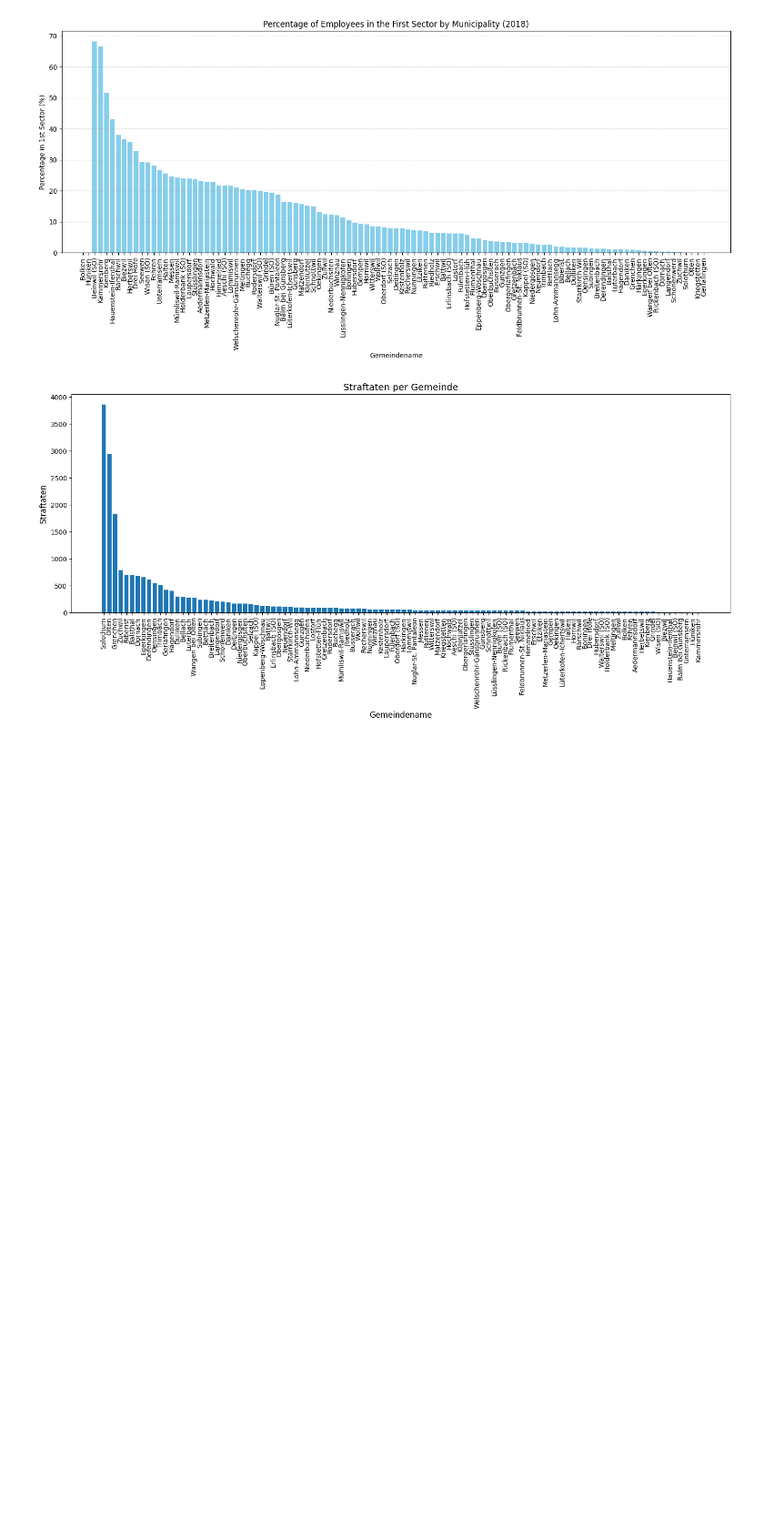
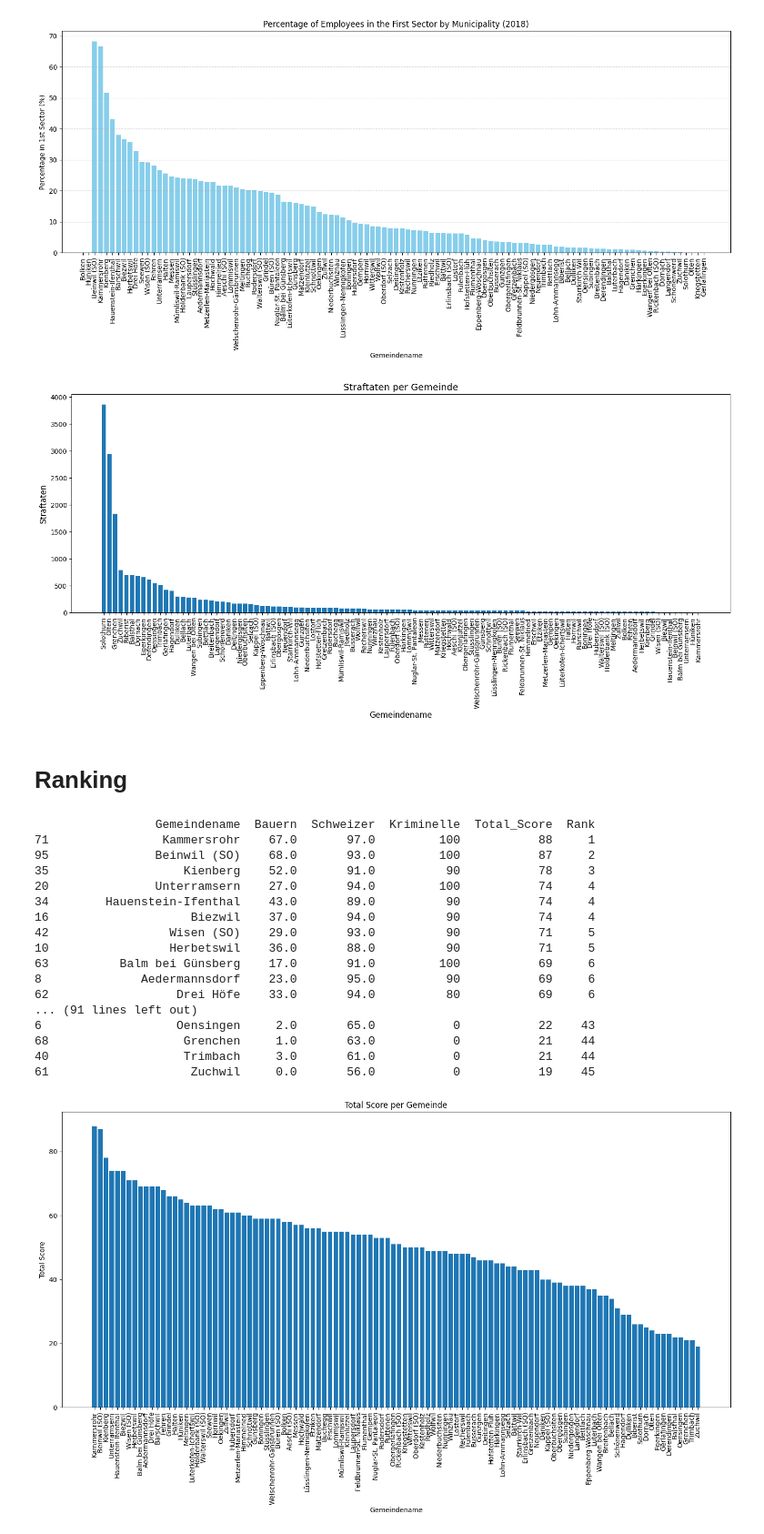
Before and after one commit to benajakuhn/dawrAssignment1, a Jupyter notebook: Assignment1.ipynb, the cells around one changed output. Shown at 91% size. Drawn from its saved outputs; the diff is of its cells as text; code cells hidden in the pictures; blank space fills up the shorter version.

Commit message:
Created Ranking based on three criterias

```diff
--- a/Assignment1.ipynb
+++ b/Assignment1.ipynb
@@ -241,5 +232,84 @@ plt.xticks(rotation=90)  # Rotate x-axis labels for better readability
 plt.show()
 # %% [output]
 [figure]
+# %% [markdown]
+# Ranking
+# %%
+df_ranking = df_merged[['Gemeindename']].copy()
+df_ranking = df_ranking.sort_values(by="Gemeindename", ascending=True)
+
+
+crime_col = "Straftaten"
+
+# Create Ranking for the first criteria - Amount of Farmers
+df_ranking["Bauern"] = df_merged["percentage_first_sector"]
+df_ranking["Bauern"] = df_ranking["Bauern"].replace([np.inf, -np.inf], 0)
+df_ranking["Bauern"] = np.round(df_ranking["Bauern"])
+
+# Create Ranking for the second criteria - Amount of Swiss People
+df_ranking["Schweizer"] = 100 - df_merged["Ausländer in %_2019"]
+df_ranking["Schweizer"] = np.round(df_ranking["Schweizer"])
+
+# Create Ranking for the third criteria - Amount of Criminals
+df_ranking["Kriminelle"] = pd.to_numeric(df_merged["Straftaten"], errors="coerce")
+# Apply categorization based on my rule
+df_ranking["Kriminelle"] = np.select(
+    [
+        df_ranking["Kriminelle"] < 10,
+        df_ranking["Kriminelle"] < 20,
+        df_ranking["Kriminelle"] < 30,
+        df_ranking["Kriminelle"] < 40,
+        df_ranking["Kriminelle"] < 50,
+        df_ranking["Kriminelle"] < 100,
+        df_ranking["Kriminelle"] < 200,
+        df_ranking["Kriminelle"] < 300,
+        df_ranking["Kriminelle"] < 400,
+        df_ranking["Kriminelle"] < 500
+    ],
+    [100, 90, 80, 70, 60, 50, 40, 30, 20, 10],
+    default=0  # More than 500 gets 0 points
+)
+
+# Give the Total_Score
+score_columns = ["Bauern", "Schweizer", "Kriminelle"]
+
+df_ranking["Total_Score"] = df_ranking[score_columns].sum(axis=1)/len(score_columns)
+df_ranking["Total_Score"] = np.round(df_ranking["Total_Score"])
+df_ranking["Total_Score"] = df_ranking["Total_Score"].astype(int)
+
+# Give Rank according to the score
+df_ranking["Rank"] = df_ranking["Total_Score"].rank(method="dense", ascending=False).astype(int)
+
+
+df_ranking = df_ranking.sort_values(by="Total_Score", ascending=False)
+print(df_ranking.to_string())
+
+plt.figure(figsize=(18, 8))
+plt.bar(df_ranking["Gemeindename"], df_ranking["Total_Score"])
+plt.xticks(rotation=90)
+plt.xlabel("Gemeindename")
+plt.ylabel("Total Score")
+plt.title("Total Score per Gemeinde")
+
+plt.show()
+# %% [output]
+                 Gemeindename  Bauern  Schweizer  Kriminelle  Total_Score  Rank
+71                Kammersrohr    67.0       97.0         100           88     1
+95               Beinwil (SO)    68.0       93.0         100           87     2
+35                   Kienberg    52.0       91.0          90           78     3
+20               Unterramsern    27.0       94.0         100           74     4
+34        Hauenstein-Ifenthal    43.0       89.0          90           74     4
+16                    Biezwil    37.0       94.0          90           74     4
+42                 Wisen (SO)    29.0       93.0          90           71     5
+10                 Herbetswil    36.0       88.0          90           71     5
+63          Balm bei Günsberg    17.0       91.0         100           69     6
+8              Aedermannsdorf    23.0       95.0          90           69     6
+62                  Drei Höfe    33.0       94.0          80           69     6
+... (91 lines left out)
+6                   Oensingen     2.0       65.0           0           22    43
+68                   Grenchen     1.0       63.0           0           21    44
+40                   Trimbach     3.0       61.0           0           21    44
+61                    Zuchwil     0.0       56.0           0           19    45
+[figure, added]
 # %%
 df_merged.to_excel("data/merged_data.xlsx", index=False)
```
Also changed, not shown: parts of 5 cells of this notebook.
